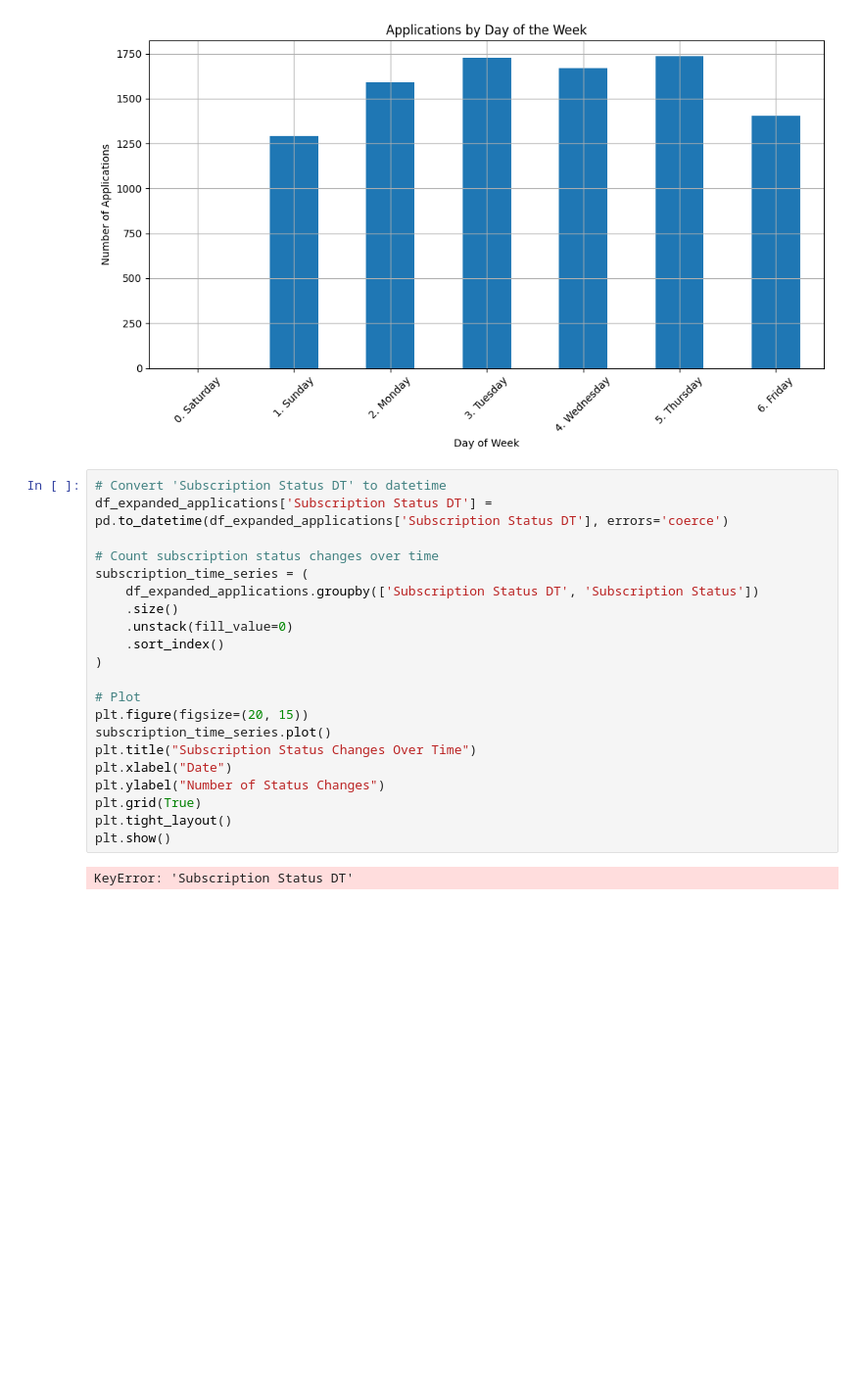
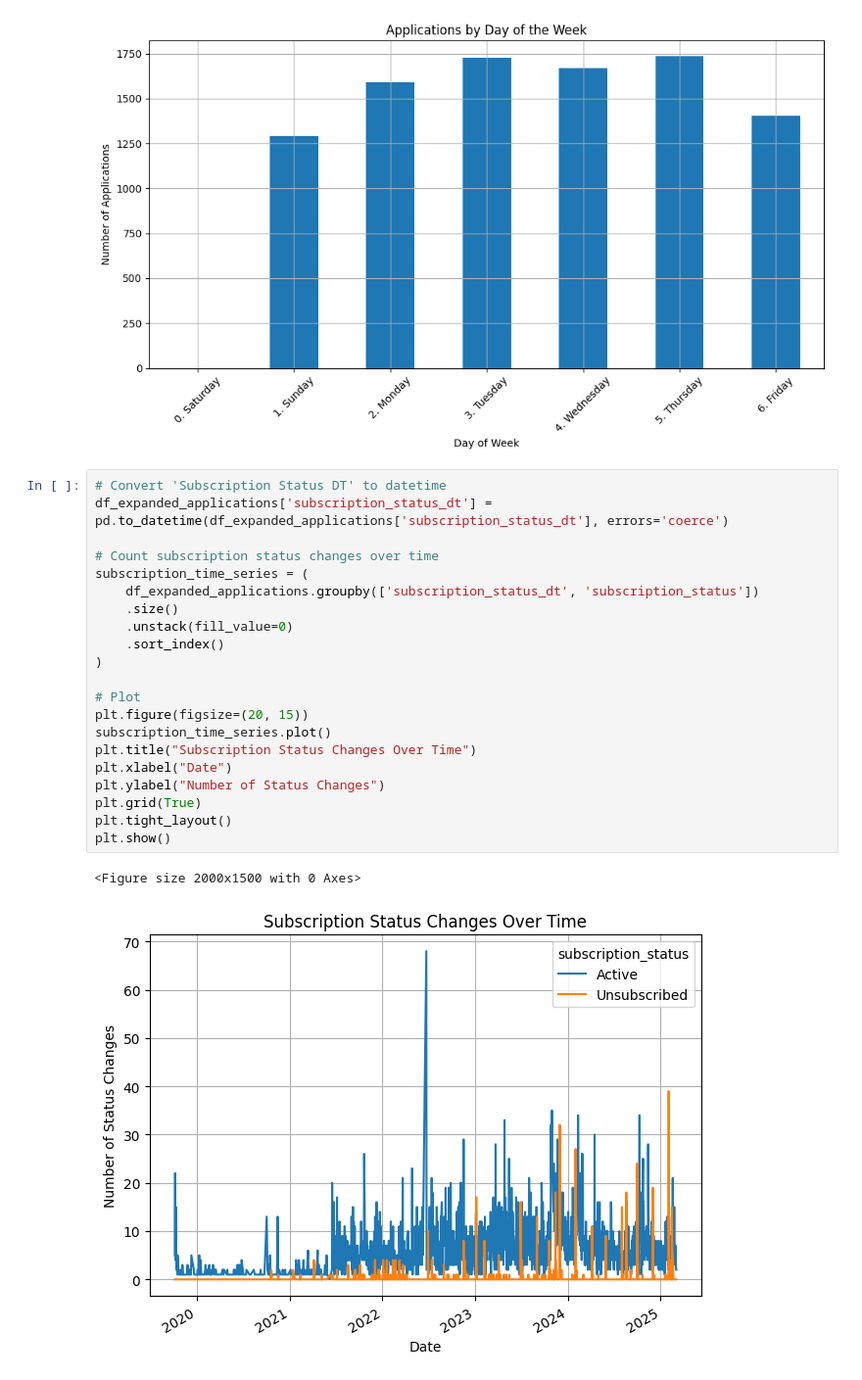
Before and after one commit to roziii/chingu_segment_analysis, a Jupyter notebook: application_voyage_list_merge.ipynb, the cells around one changed output. Shown at 98% size. Cells and saved outputs as stored; diff of their text form; blank space fills up the shorter version.

```diff
--- a/application_voyage_list_merge.ipynb
+++ b/application_voyage_list_merge.ipynb
@@ -185,24 +184,25 @@ plt.show()
 [figure]
 # %%
 # Convert 'Subscription Status DT' to datetime
-df_expanded_applications['Subscription Status DT'] = pd.to_datetime(df_expanded_applications['Subscription Status DT'], errors='coerce')
+df_expanded_applications['subscription_status_dt'] = pd.to_datetime(df_expanded_applications['subscription_status_dt'], errors='coerce')
 
 # Count subscription status changes over time
 subscription_time_series = (
-    df_expanded_applications.groupby(['Subscription Status DT', 'Subscription Status'])
+    df_expanded_applications.groupby(['subscription_status_dt', 'subscription_status'])
     .size()
     .unstack(fill_value=0)
     .sort_index()
 )
 
 # Plot
 plt.figure(figsize=(20, 15))
 subscription_time_series.plot()
 plt.title("Subscription Status Changes Over Time")
 plt.xlabel("Date")
 plt.ylabel("Number of Status Changes")
 plt.grid(True)
 plt.tight_layout()
 plt.show()
 # %% [output]
-KeyError: 'Subscription Status DT'
+<Figure size 2000x1500 with 0 Axes>
+[figure, added]
```
Also changed, not shown: parts of 7 cells of this notebook.
